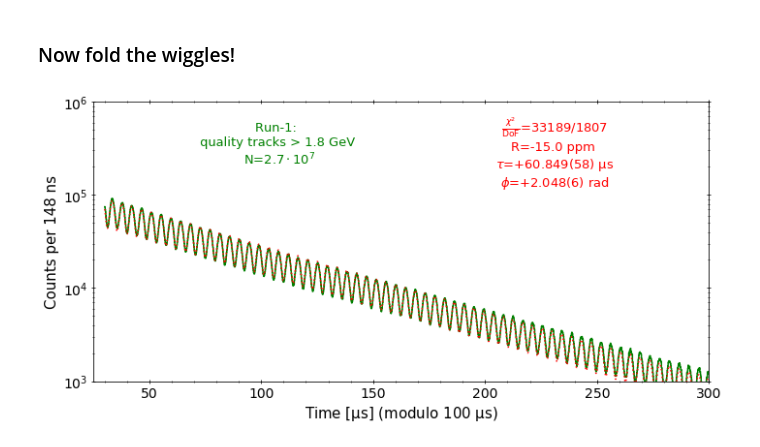
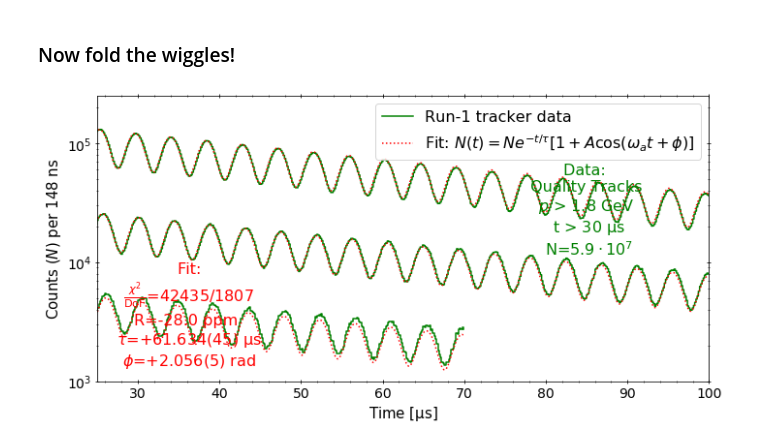
Before and after one commit to glukicov/EDMTracking, a Jupyter notebook: Wiggle.ipynb, the cells around one changed output. Saved outputs shown, nothing was run; the diff lists cells and outputs as text; code cells hidden in the pictures.

```diff
--- a/Wiggle.ipynb
+++ b/Wiggle.ipynb
@@ -152,41 +151,52 @@ plt.savefig("fig/wiggle.png", dpi=300)
 import matplotlib.pyplot as plt
 font_size=15
 
 fig, ax = plt.subplots(figsize=(10, 5))
 
-#plot data as step-hist. and the fit function
-ax.step(x=x, y=y, where="post", color="g", label="Run-1")
-ax.plot(x, blinded_wiggle_function( x, *par) , color="red", label='Fit', linestyle=":")
+#split into folds/section for modulo plot
+left=t_min
+i_section = 0
+
+#loop over folds and plot each section
+while left < t_max:
+    right=left + t_mod
+    mod_filter = (x >= left) & (x<= right) # boolean mask
+    #plot data as step-hist. and the fit function
+    #plot for that section and label only the 1st
+    ax.step(x=x[mod_filter]-left, y=y[mod_filter], where="post", color="g", label="Run-1 tracker data" if i_section==0 else '')
+    ax.plot(x[mod_filter]-left, blinded_wiggle_function( x[mod_filter], *par ) , color="red", label=r'Fit: $N(t)=Ne^{-t/\tau}[1+A\cos(\omega_at+\phi)]$' if i_section==0 else '', linestyle=":")
+    left=right # get the next fold
+    i_section += 1
 
 #log the y and set axis scales
 plt.yscale("log")
-ax.set_ylim(10e2, 10e5)
-ax.set_xlim(25, t_mod*3)
-
+ax.set_ylim(1e3, 2.5e5)
+ax.set_xlim(25, t_mod)
 
 #Put legend and pars values
 N_str=cu.sci_notation(N)
-cu.textL(ax, 0.3, 0.85, "Run-1: \n quality tracks > 1.8 GeV \n N="+N_str, font_size=font_size-2,  weight="normal")
+cu.textL(ax, 0.8, 0.6, "Data: \n Quality Tracks \n"+ r"$p$"+" > 1.8 GeV \n t > 30"+r" $\rm{\mu}$s"+"\n N="+N_str, font_size=font_size+1,  weight="normal")
 # deal with fitted parameters (to display nicely)
 parNames=[r"$\tau$", r"$\phi$"]
 units=[r"$\rm{\mu}$s", "rad"]
 prec=3 # set custom precision
 legned_par=r"$\frac{\chi^2}{\rm{DoF}}$="+str(int(chi2))+"/"+str(int(ndf))+"\nR="+str(round(par[3]))+" ppm \n"
 legned_par=cu.legend_par(legned_par,  parNames, (par[1], par[4]), (par_e[1], par_e[4]), units, prec=prec)
-cu.textL(ax, 0.75, 0.79, legned_par, font_size=font_size-2, color="red", weight="normal")
+cu.textL(ax, 0.15, 0.2, "Fit:\n"+legned_par, font_size=font_size+1, color="red", weight="normal")
 
 
 #axis labels and ticks
-plt.ylabel("Counts per "+str(int(binW*1e3))+" ns", fontsize=font_size)
-plt.xlabel(r"Time [$\mathrm{\mu}$s] (modulo "+str(t_mod)+" $\mathrm{\mu}$s)", fontsize=font_size)
+plt.ylabel(r"Counts ($N$) per "+str(int(binW*1e3))+" ns", fontsize=font_size)
+plt.xlabel(r"Time [$\mathrm{\mu}$s]", fontsize=font_size)
 ax.tick_params(axis='x', which='both', bottom=True, top=True, direction='inout')
 ax.tick_params(axis='y', which='both', left=True, right=True, direction='inout')
 ax.minorticks_on()
 plt.xticks(fontsize=font_size-1)
 plt.yticks(fontsize=font_size-1)
 
 #save  fig
 plt.tight_layout()
+plt.legend(fontsize=font_size+1)
 plt.savefig("fig/wiggle.png", dpi=300)
 # %% [output]
-[figure, old version]
+[figure, new version]
```
Also changed, not shown: parts of 2 cells of this notebook, 1 other file.
